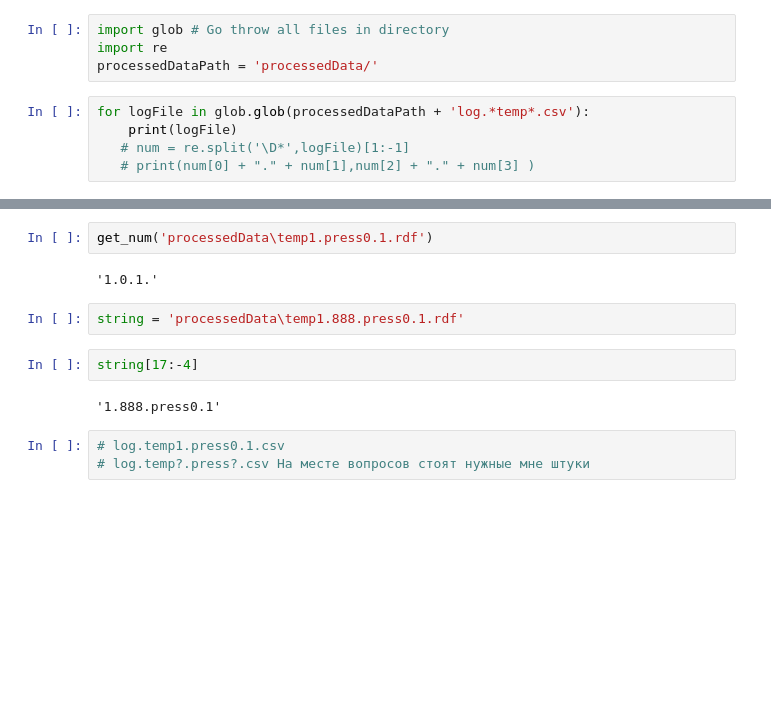
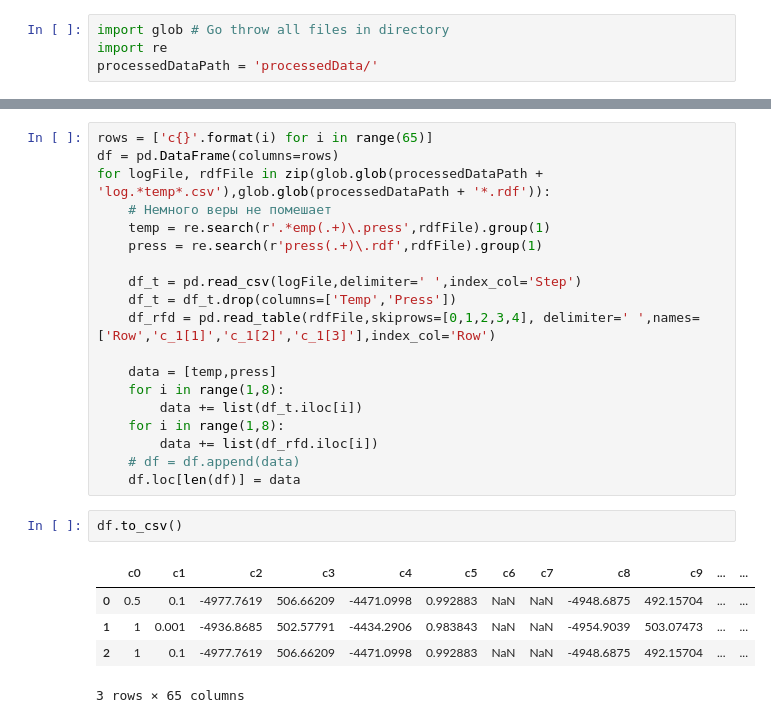
Before and after one commit to AlexVTimofeev/phaseTransitionML, a Jupyter notebook: dataExplotion.ipynb, the cells around one changed output, grey strips where cells are left out. Cells and saved outputs as stored; diff of their text form; blank space fills up the shorter version.

```diff
--- a/dataExplotion.ipynb
+++ b/dataExplotion.ipynb
@@ -104,8 +102,3 @@ df.iloc[2,0]
 import glob # Go throw all files in directory
 import re
 processedDataPath = 'processedData/'
-# %%
-for logFile in glob.glob(processedDataPath + 'log.*temp*.csv'):
-    print(logFile)
-   # num = re.split('\D*',logFile)[1:-1]
-   # print(num[0] + "." + num[1],num[2] + "." + num[3] )
@@ -136,13 +105,27 @@ def get_num(x):
-# %%
-get_num('processedData\temp1.press0.1.rdf')
-# %% [output]
-'1.0.1.'
-# %%
-string = 'processedData\temp1.888.press0.1.rdf'
-# %%
-string[17:-4]
-# %% [output]
-'1.888.press0.1'
-# %%
-# log.temp1.press0.1.csv
-# log.temp?.press?.csv На месте вопросов стоят нужные мне штуки
+# %%
+rows = ['c{}'.format(i) for i in range(65)]
+df = pd.DataFrame(columns=rows)
+for logFile, rdfFile in zip(glob.glob(processedDataPath + 'log.*temp*.csv'),glob.glob(processedDataPath + '*.rdf')):
+    # Немного веры не помешает
+    temp = re.search(r'.*emp(.+)\.press',rdfFile).group(1)
+    press = re.search(r'press(.+)\.rdf',rdfFile).group(1)
+
+    df_t = pd.read_csv(logFile,delimiter=' ',index_col='Step')
+    df_t = df_t.drop(columns=['Temp','Press'])
+    df_rfd = pd.read_table(rdfFile,skiprows=[0,1,2,3,4], delimiter=' ',names=['Row','c_1[1]','c_1[2]','c_1[3]'],index_col='Row')
+
+    data = [temp,press]
+    for i in range(1,8):
+        data += list(df_t.iloc[i])
+    for i in range(1,8):
+        data += list(df_rfd.iloc[i])
+    # df = df.append(data)
+    df.loc[len(df)] = data
+# %%
+df.to_csv()
+# %% [output]
+|  | c0 | c1 | c2 | c3 | c4 | c5 | c6 | c7 | c8 | c9 | ... | ... |
+| 0 | 0.5 | 0.1 | -4977.7619 | 506.66209 | -4471.0998 | 0.992883 | NaN | NaN | -4948.6875 | 492.15704 | ... | ... |
+| 1 | 1 | 0.001 | -4936.8685 | 502.57791 | -4434.2906 | 0.983843 | NaN | NaN | -4954.9039 | 503.07473 | ... | ... |
+| 2 | 1 | 0.1 | -4977.7619 | 506.66209 | -4471.0998 | 0.992883 | NaN | NaN | -4948.6875 | 492.15704 | ... | ... |
+3 rows × 65 columns
```
Also changed, not shown: parts of 15 cells of this notebook, 1 other file.
